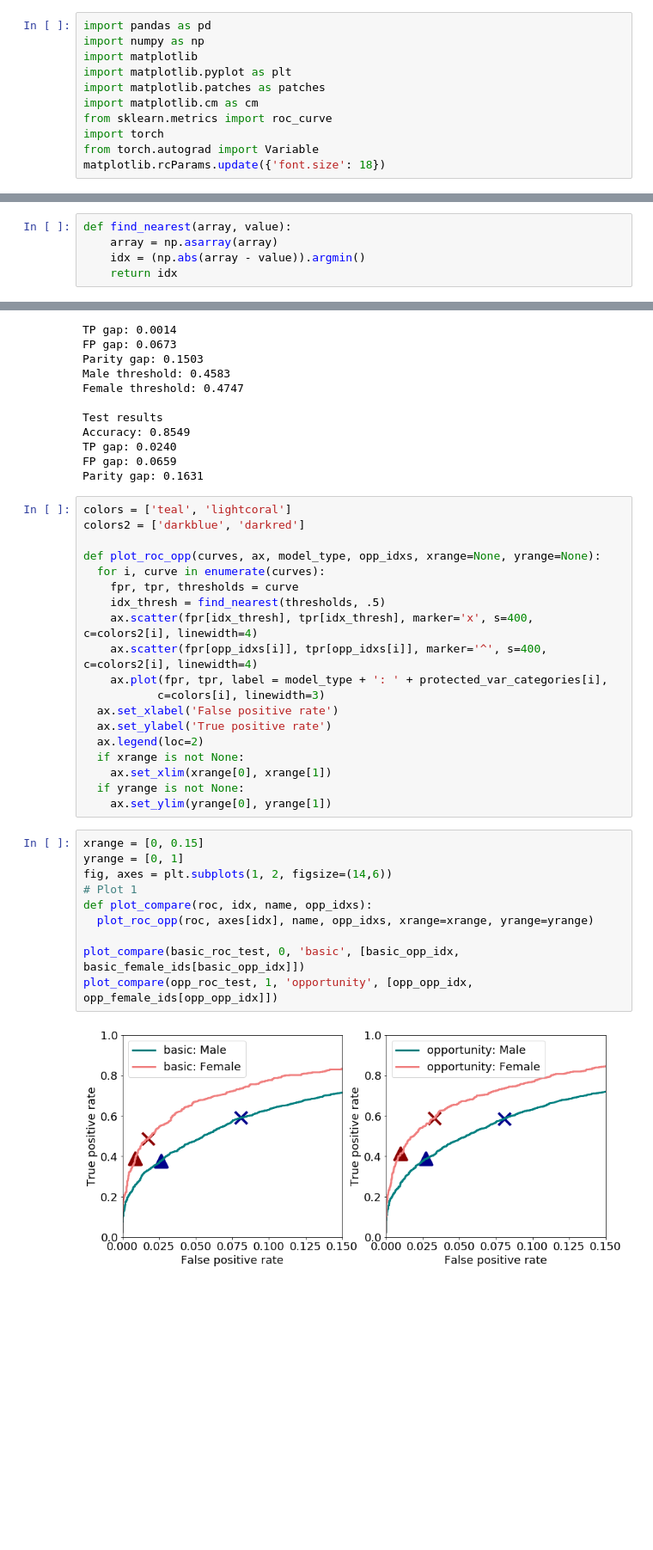
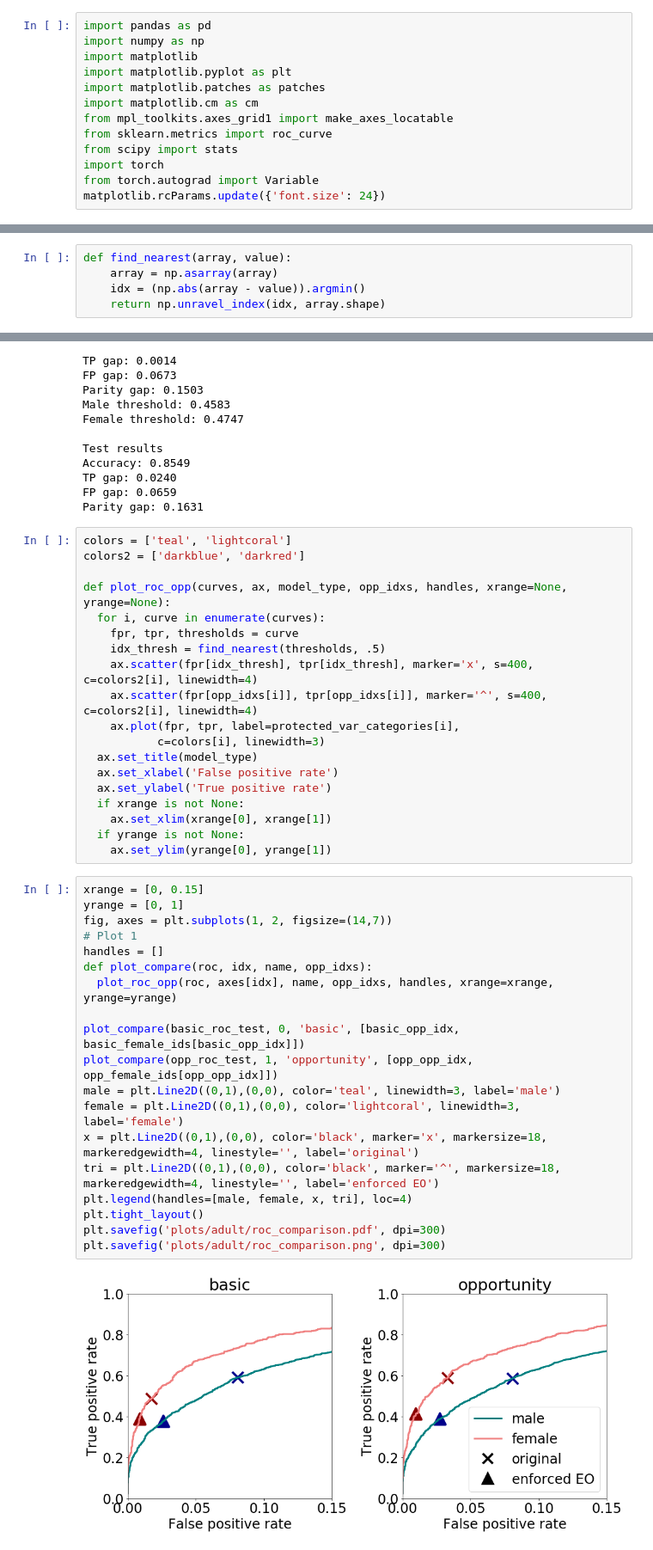
Before and after one commit to jusyc/fad, a Jupyter notebook: plots.ipynb, the cells around one changed output, grey strips where cells are left out. Shown: that part at 86% size. Saved outputs shown, nothing was run; the diff lists cells and outputs as text; blank space fills up the shorter version.

Commit message:
Final plots

```diff
--- a/plots.ipynb
+++ b/plots.ipynb
@@ -5,10 +5,12 @@ import matplotlib
 import matplotlib.pyplot as plt
 import matplotlib.patches as patches
 import matplotlib.cm as cm
+from mpl_toolkits.axes_grid1 import make_axes_locatable
 from sklearn.metrics import roc_curve
+from scipy import stats
 import torch
 from torch.autograd import Variable
-matplotlib.rcParams.update({'font.size': 18})
+matplotlib.rcParams.update({'font.size': 24})
 # %%
 protected_var = 'sex'
 if protected_var == 'sex':
@@ -81,7 +83,7 @@ parity_yhat_test = parity_model(X_tensor_test).data.numpy().squeeze()
 def find_nearest(array, value):
     array = np.asarray(array)
     idx = (np.abs(array - value)).argmin()
-    return idx
+    return np.unravel_index(idx, array.shape)
 # %% [markdown]
 # ROC plots
 # %%
@@ -302,17 +304,17 @@ Parity gap: 0.1631
 colors = ['teal', 'lightcoral']
 colors2 = ['darkblue', 'darkred']
 
-def plot_roc_opp(curves, ax, model_type, opp_idxs, xrange=None, yrange=None):
+def plot_roc_opp(curves, ax, model_type, opp_idxs, handles, xrange=None, yrange=None):
   for i, curve in enumerate(curves):
     fpr, tpr, thresholds = curve
     idx_thresh = find_nearest(thresholds, .5)
     ax.scatter(fpr[idx_thresh], tpr[idx_thresh], marker='x', s=400, c=colors2[i], linewidth=4)
     ax.scatter(fpr[opp_idxs[i]], tpr[opp_idxs[i]], marker='^', s=400, c=colors2[i], linewidth=4)
-    ax.plot(fpr, tpr, label = model_type + ': ' + protected_var_categories[i],
+    ax.plot(fpr, tpr, label=protected_var_categories[i],
            c=colors[i], linewidth=3)
+  ax.set_title(model_type)
   ax.set_xlabel('False positive rate')
   ax.set_ylabel('True positive rate')
-  ax.legend(loc=2)
   if xrange is not None:
     ax.set_xlim(xrange[0], xrange[1])
   if yrange is not None:
@@ -320,12 +322,21 @@ def plot_roc_opp(curves, ax, model_type, opp_idxs, xrange=None, yrange=None):
 # %%
 xrange = [0, 0.15]
 yrange = [0, 1]
-fig, axes = plt.subplots(1, 2, figsize=(14,6))
+fig, axes = plt.subplots(1, 2, figsize=(14,7))
 # Plot 1
+handles = []
 def plot_compare(roc, idx, name, opp_idxs):
-  plot_roc_opp(roc, axes[idx], name, opp_idxs, xrange=xrange, yrange=yrange)
+  plot_roc_opp(roc, axes[idx], name, opp_idxs, handles, xrange=xrange, yrange=yrange)
 
 plot_compare(basic_roc_test, 0, 'basic', [basic_opp_idx, basic_female_ids[basic_opp_idx]])
 plot_compare(opp_roc_test, 1, 'opportunity', [opp_opp_idx, opp_female_ids[opp_opp_idx]])
+male = plt.Line2D((0,1),(0,0), color='teal', linewidth=3, label='male')
+female = plt.Line2D((0,1),(0,0), color='lightcoral', linewidth=3, label='female')
+x = plt.Line2D((0,1),(0,0), color='black', marker='x', markersize=18, markeredgewidth=4, linestyle='', label='original')
+tri = plt.Line2D((0,1),(0,0), color='black', marker='^', markersize=18, markeredgewidth=4, linestyle='', label='enforced EO')
+plt.legend(handles=[male, female, x, tri], loc=4)
+plt.tight_layout()
+plt.savefig('plots/adult/roc_comparison.pdf', dpi=300)
+plt.savefig('plots/adult/roc_comparison.png', dpi=300)
 # %% [output]
-[figure, old version]
+[figure, new version]
```
Also changed, not shown: parts of 13 cells of this notebook, 5 other files.
